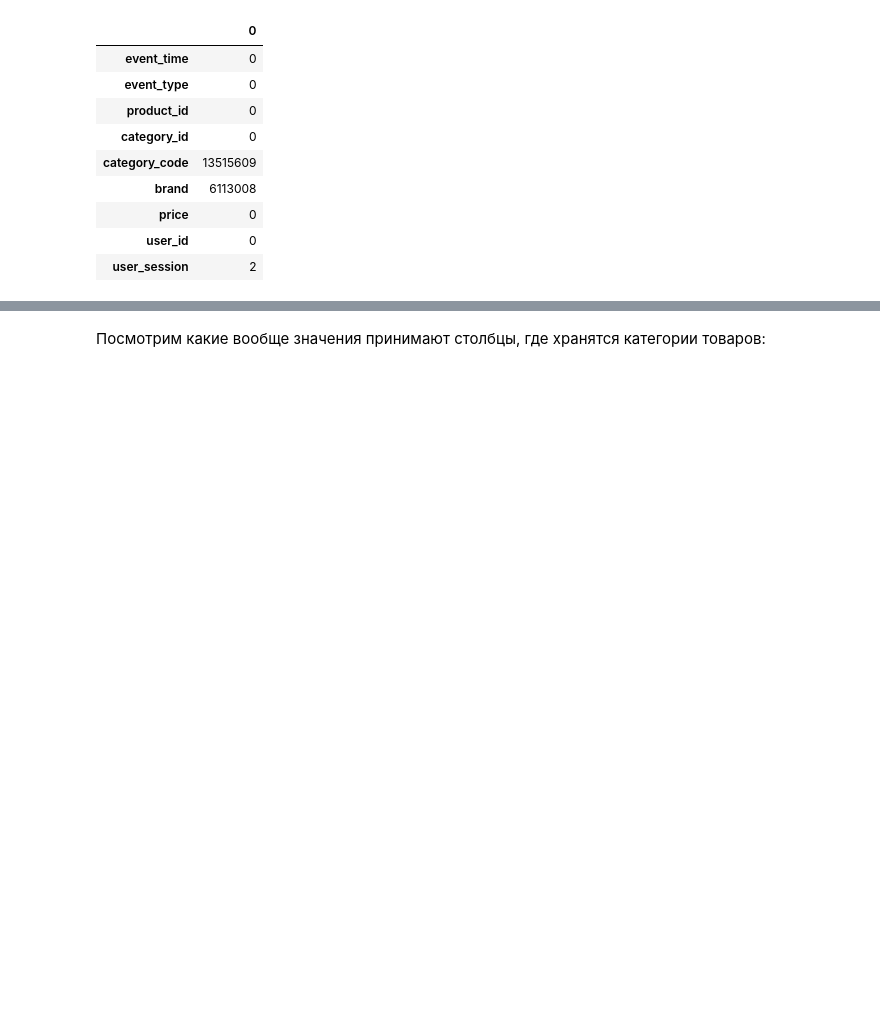
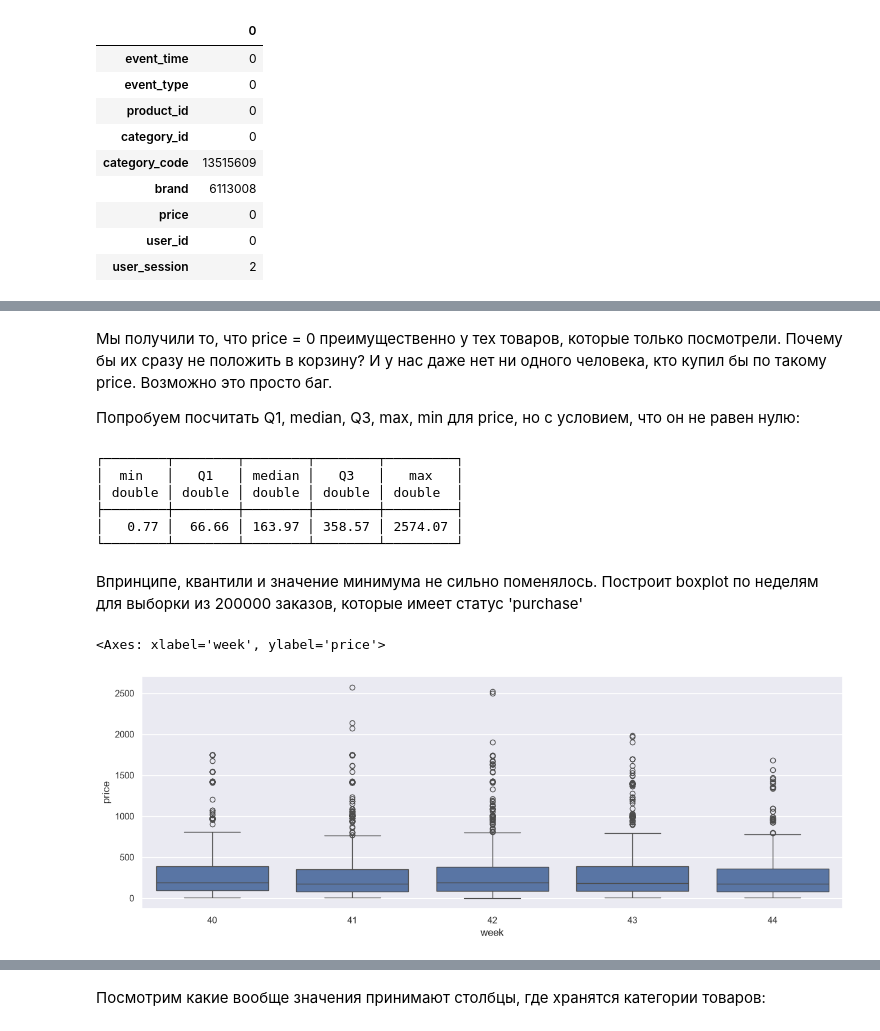
Before and after one commit to AlkhovskiiKY/ecommerce-eda-retention, a Jupyter notebook: eda.ipynb, the cells around one changed output, grey strips where cells are left out. Cells and saved outputs as stored; diff of their text form; code cells hidden in the pictures; blank space fills up the shorter version.

```diff
--- a/eda.ipynb
+++ b/eda.ipynb
@@ -114,0 +155,37 @@ nulls.T
+# %% [markdown]
+Мы получили то, что price = 0 преимущественно у тех товаров, которые только посмотрели. Почему бы их сразу не положить в корзину? И у нас даже нет ни одного человека, кто купил бы по такому price. Возможно это просто баг.
+
+Попробуем посчитать Q1, median, Q3, max, min для price, но с условием, что он не равен нулю:
+# %%
+con.sql("""
+        SELECT MIN(price) AS min,
+        QUANTILE_CONT(price, 0.25) AS Q1,
+        QUANTILE_CONT(price, 0.5) AS median,
+        QUANTILE_CONT(PRICE, 0.75) AS Q3,
+        MAX(price) AS max
+        FROM events
+        WHERE PRICE != 0
+""").show()
+# %% [output]
+┌────────┬────────┬────────┬────────┬─────────┐
+│  min   │   Q1   │ median │   Q3   │   max   │
+│ double │ double │ double │ double │ double  │
+├────────┼────────┼────────┼────────┼─────────┤
+│   0.77 │  66.66 │ 163.97 │ 358.57 │ 2574.07 │
+└────────┴────────┴────────┴────────┴─────────┘
+# %% [markdown]
+Впринципе, квантили и значение минимума не сильно поменялось. Построит boxplot по неделям для выборки из 200000 заказов, которые имеет статус 'purchase'
+# %%
+price_df = con.sql("""
+        SELECT price, EXTRACT(WEEK FROM event_time) as week
+        FROM events
+        WHERE event_type='purchase' AND price != 0
+        USING SAMPLE 200000 ROWS
+
+""").df()
+
+plt.figure(figsize=(15,5))
+sns.boxplot(data = price_df, x='week', y='price')
+# %% [output]
+<Axes: xlabel='week', ylabel='price'>
+[figure, added]
```
Also changed, not shown: parts of 9 cells of this notebook, 1 other file.
